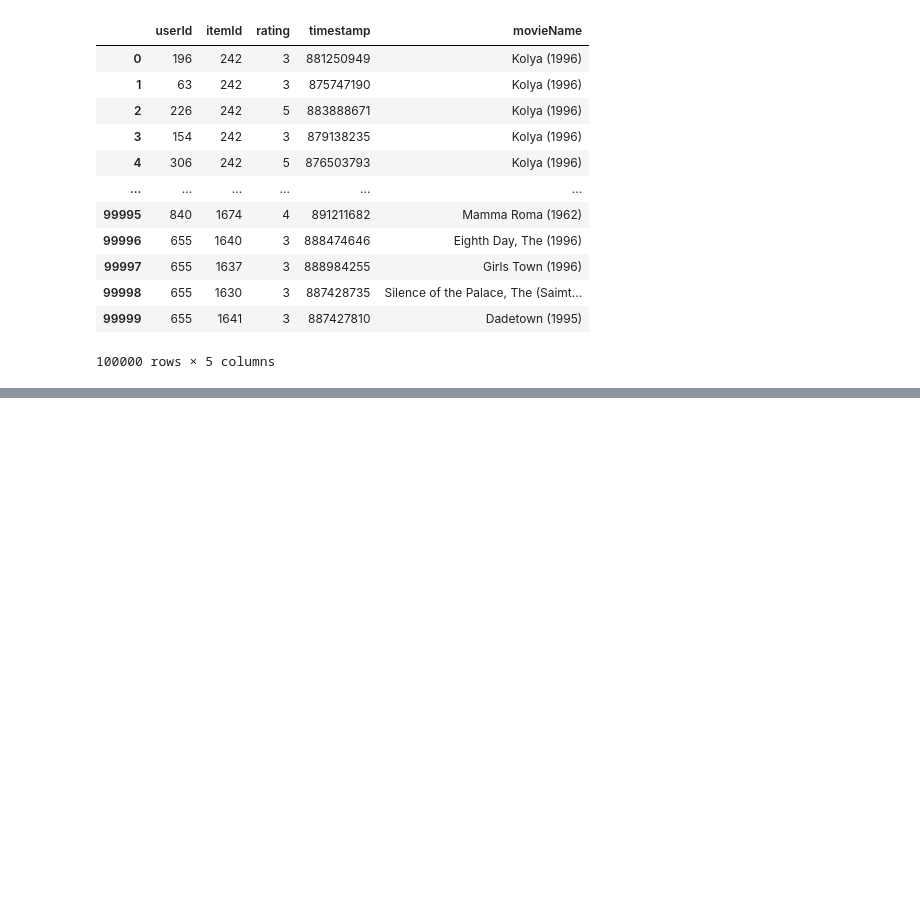
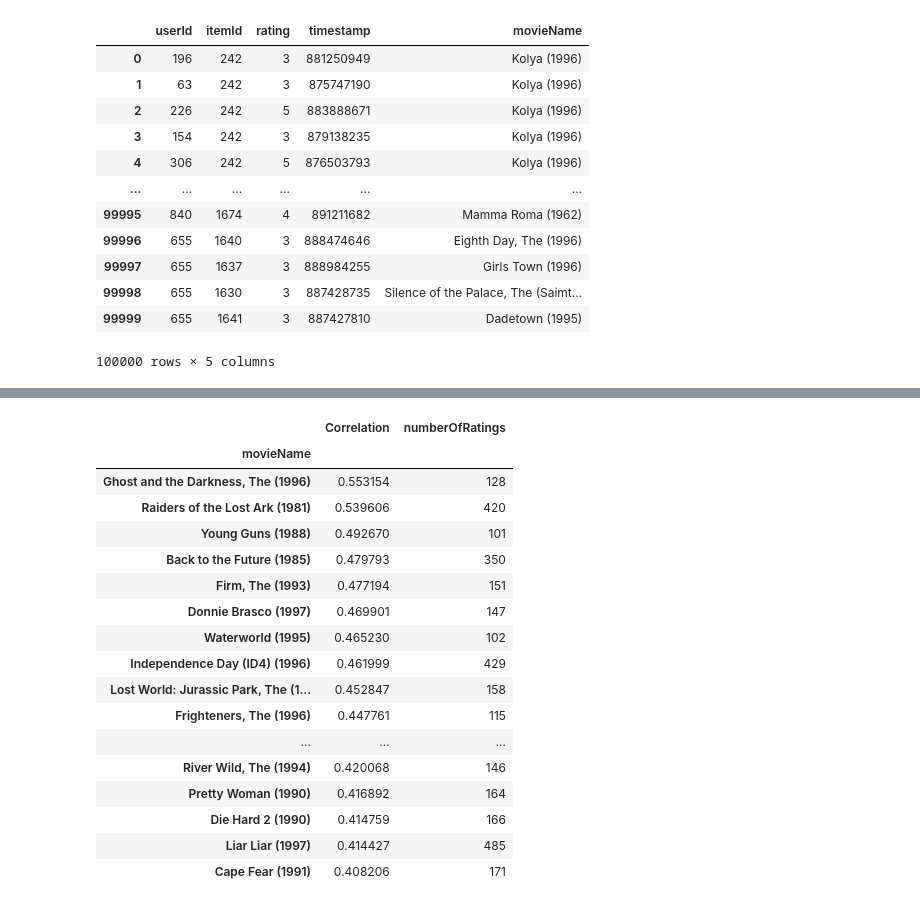
Before and after one commit to PritishWadhwa/Movie-Recommendation-System, a Jupyter notebook: movieRecommendation.ipynb, the cells around one changed output, grey strips where cells are left out. Cells and saved outputs as stored; diff of their text form; code cells hidden in the pictures; blank space fills up the shorter version.

```diff
--- a/movieRecommendation.ipynb
+++ b/movieRecommendation.ipynb
@@ -84,0 +196,2 @@ df
+# %%
+movieMat = df.pivot_table(index='userId', columns='movieName', values='rating')
@@ -84,0 +327,32 @@ df
+# %%
+def predictMovies(movieName):
+    movieUserRating = movieMat[movieName]
+    similarToMovie = movieMat.corrwith(movieUserRating)
+    correlationWithMovie = pd.DataFrame(similarToMovie, columns=['Correlation'])
+    correlationWithMovie.dropna(inplace=True)
+    correlationWithMovie = correlationWithMovie.join(ratings['numberOfRatings'])
+    predictions = correlationWithMovie[correlationWithMovie['numberOfRatings']>100].sort_values('Correlation', ascending = False)
+    return predictions
+# %%
+movieName = input()
+predictions = predictMovies(movieName)
+predictions.drop(movieName).head(20)
+# %% [output]
+|  | Correlation | numberOfRatings |
+| movieName |  |  |
+| Ghost and the Darkness, The (1996) | 0.553154 | 128 |
+| Raiders of the Lost Ark (1981) | 0.539606 | 420 |
+| Young Guns (1988) | 0.492670 | 101 |
+| Back to the Future (1985) | 0.479793 | 350 |
+| Firm, The (1993) | 0.477194 | 151 |
+| Donnie Brasco (1997) | 0.469901 | 147 |
+| Waterworld (1995) | 0.465230 | 102 |
+| Independence Day (ID4) (1996) | 0.461999 | 429 |
+| Lost World: Jurassic Park, The (1... | 0.452847 | 158 |
+| Frighteners, The (1996) | 0.447761 | 115 |
+| ... | ... | ... |
+| River Wild, The (1994) | 0.420068 | 146 |
+| Pretty Woman (1990) | 0.416892 | 164 |
+| Die Hard 2 (1990) | 0.414759 | 166 |
+| Liar Liar (1997) | 0.414427 | 485 |
+| Cape Fear (1991) | 0.408206 | 171 |
```
Also changed, not shown: parts of 28 cells of this notebook.
